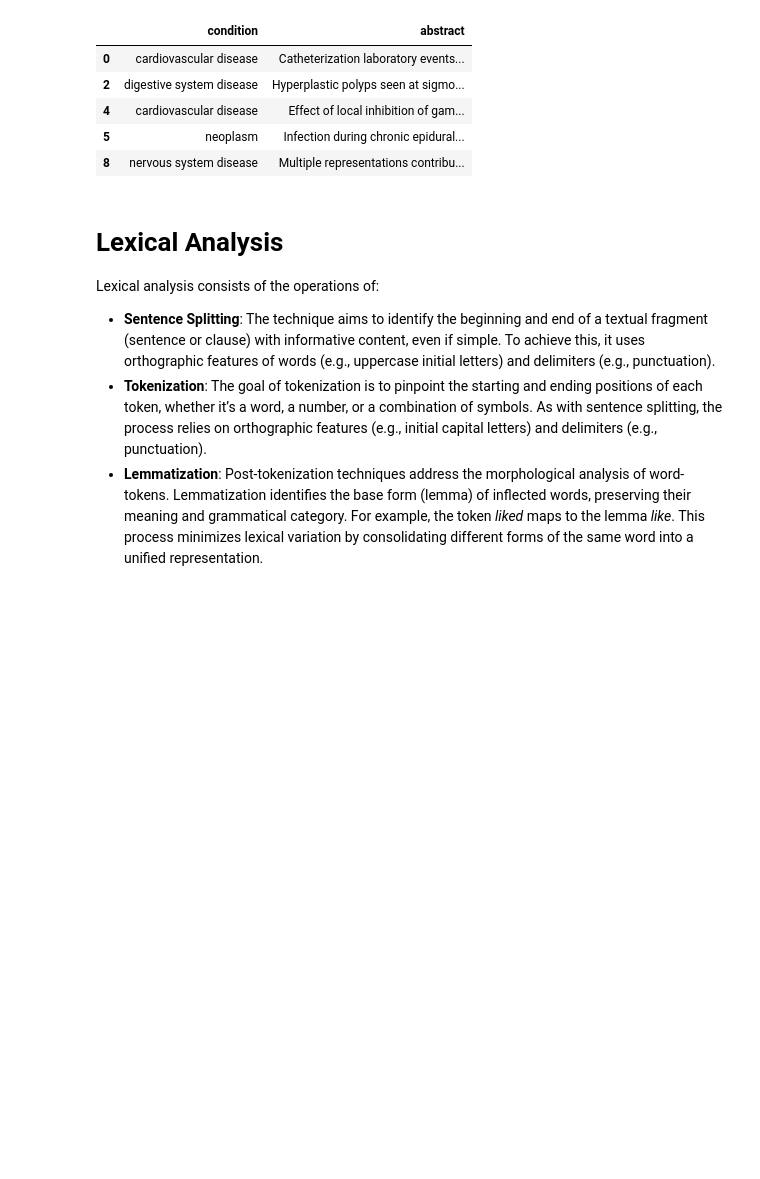
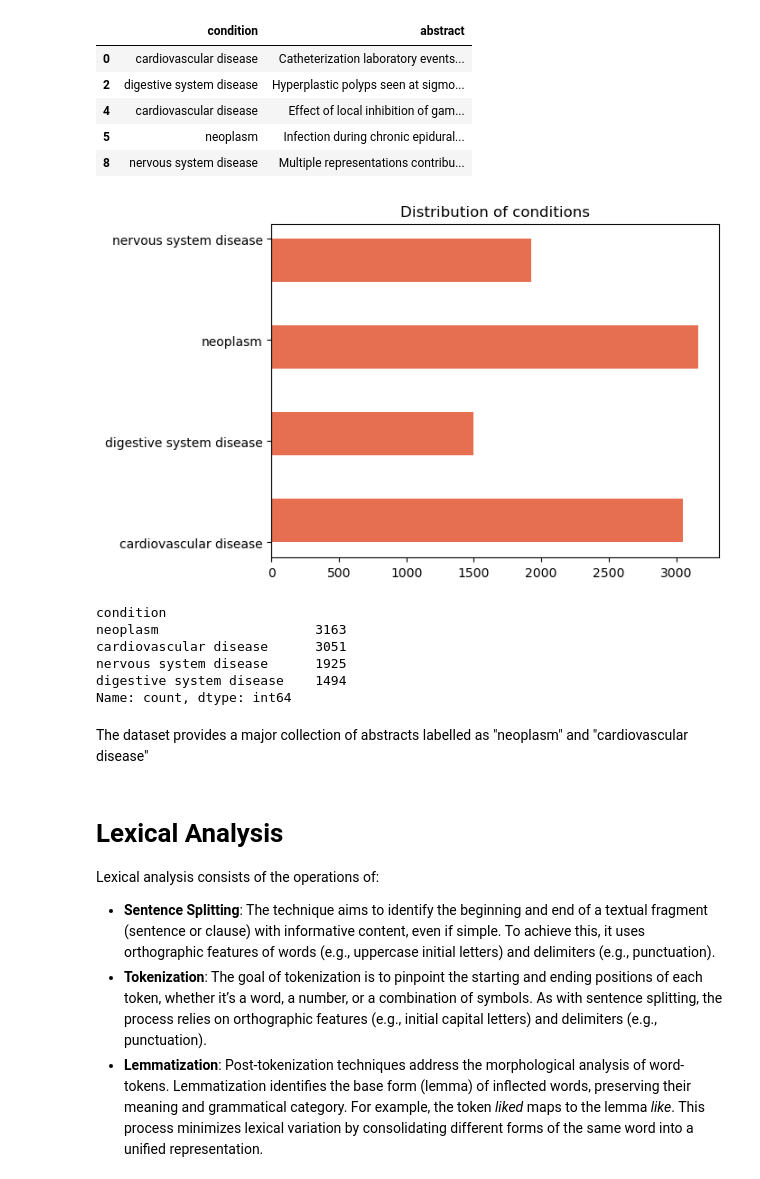
Before and after one commit to vitomarcorubino/MedicalTextNLP, a Jupyter notebook: medicalTextNLP.ipynb, the cells around one changed output. Drawn from its saved outputs; the diff is of its cells as text; code cells hidden in the pictures; blank space fills up the shorter version.

Commit message:
Histogram and idf

```diff
--- a/medicalTextNLP.ipynb
+++ b/medicalTextNLP.ipynb
@@ -50,6 +50,22 @@ df.head()
 | 4 | cardiovascular disease | Effect of local inhibition of gam... |
 | 5 | neoplasm | Infection during chronic epidural... |
 | 8 | nervous system disease | Multiple representations contribu... |
+# %%
+plt.hist(df['condition'], orientation='horizontal', bins=7, color='#e76f51');
+plt.title('Distribution of conditions');
+# %% [output]
+[figure, added]
+# %%
+df.condition.value_counts()
+# %% [output]
+condition
+neoplasm                    3163
+cardiovascular disease      3051
+nervous system disease      1925
+digestive system disease    1494
+Name: count, dtype: int64
+# %% [markdown]
+The dataset provides a major collection of abstracts labelled as "neoplasm" and "cardiovascular disease"
 # %% [markdown]
 # Lexical Analysis
 Lexical analysis consists of the operations of:
```
Also changed, not shown: parts of 11 cells of this notebook.
